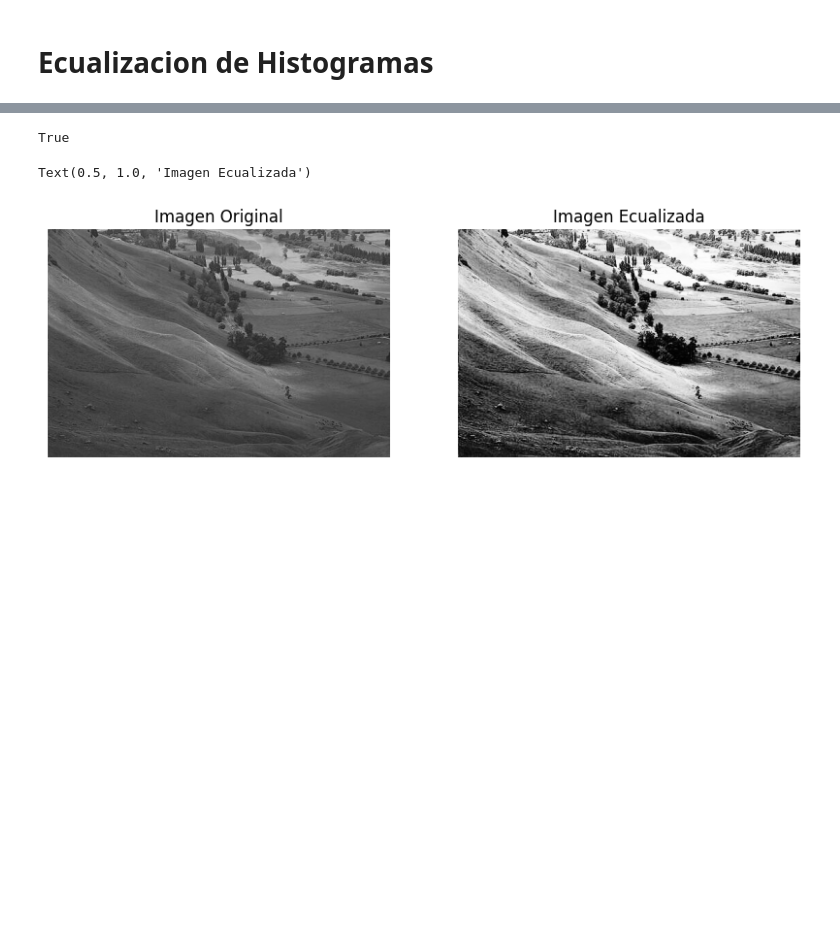
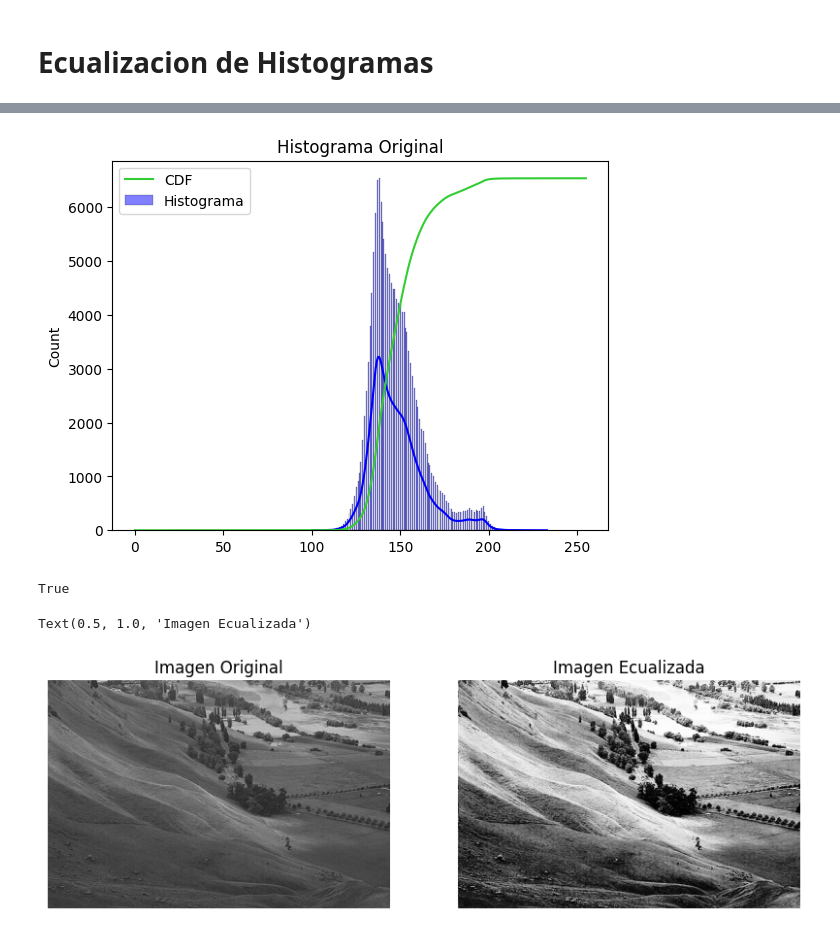
Before and after one commit to Dreelliot/TPMComp, a Jupyter notebook: expEqHist.ipynb, the cells around one changed output, grey strips where cells are left out. Saved outputs shown, nothing was run; the diff lists cells and outputs as text; code cells hidden in the pictures; blank space fills up the shorter version.

```diff
--- a/expEqHist.ipynb
+++ b/expEqHist.ipynb
@@ -37,3 +52,11 @@ plt.show()
+# %%
+sns.histplot(img.ravel(), kde=True, bins=256, label='Histograma', color='blue')
+plt.plot(bins[:-1], cdf_norm, color='limegreen', label='CDF')
+plt.legend()
+plt.title('Histograma Original')
+plt.show()
+# %% [output]
+[figure, added]
 # %%
 # equ = cv2.equalizeHist(img)
 # res = np.hstack((img,equ)) #stacking images side-by-side
```
Also changed, not shown: parts of 8 cells of this notebook.
